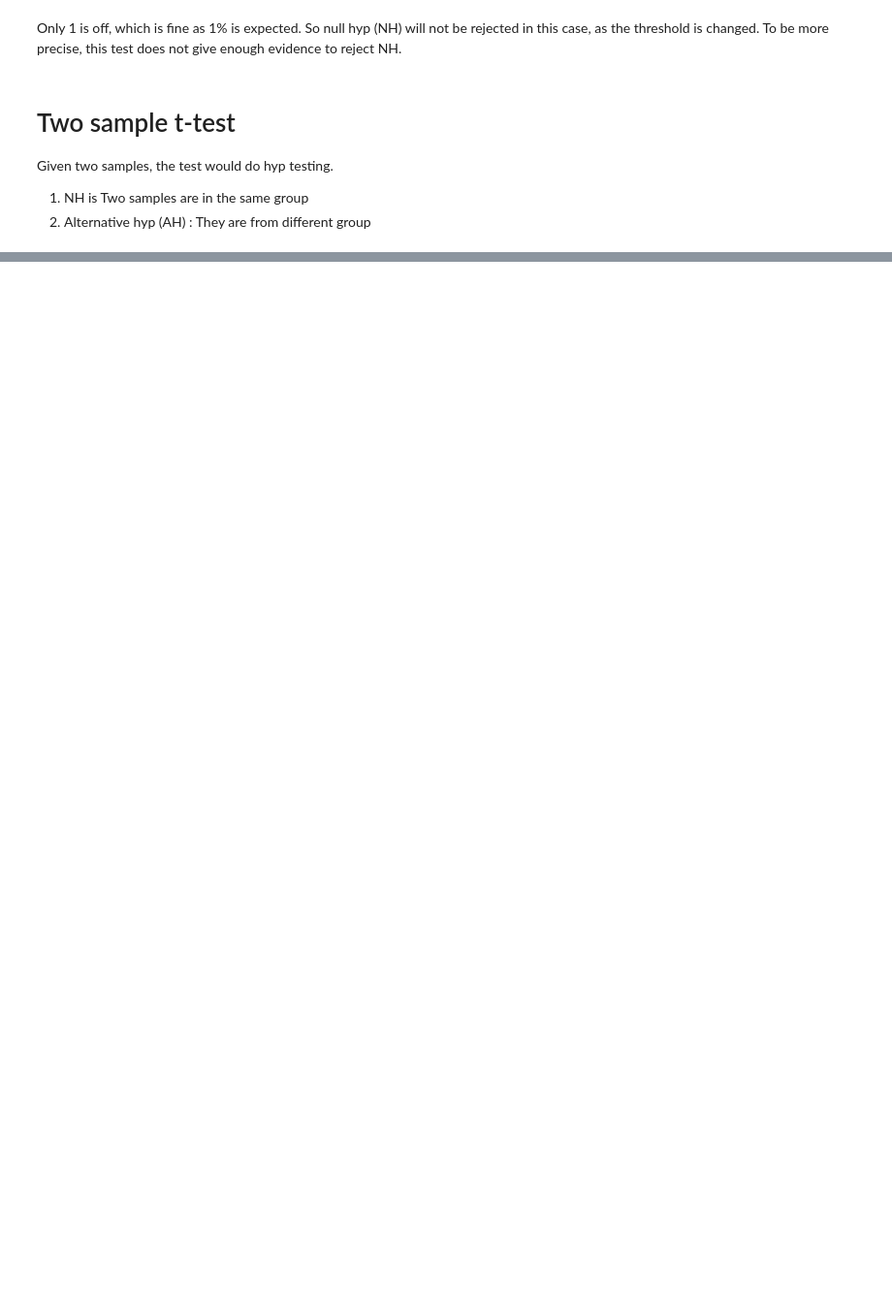
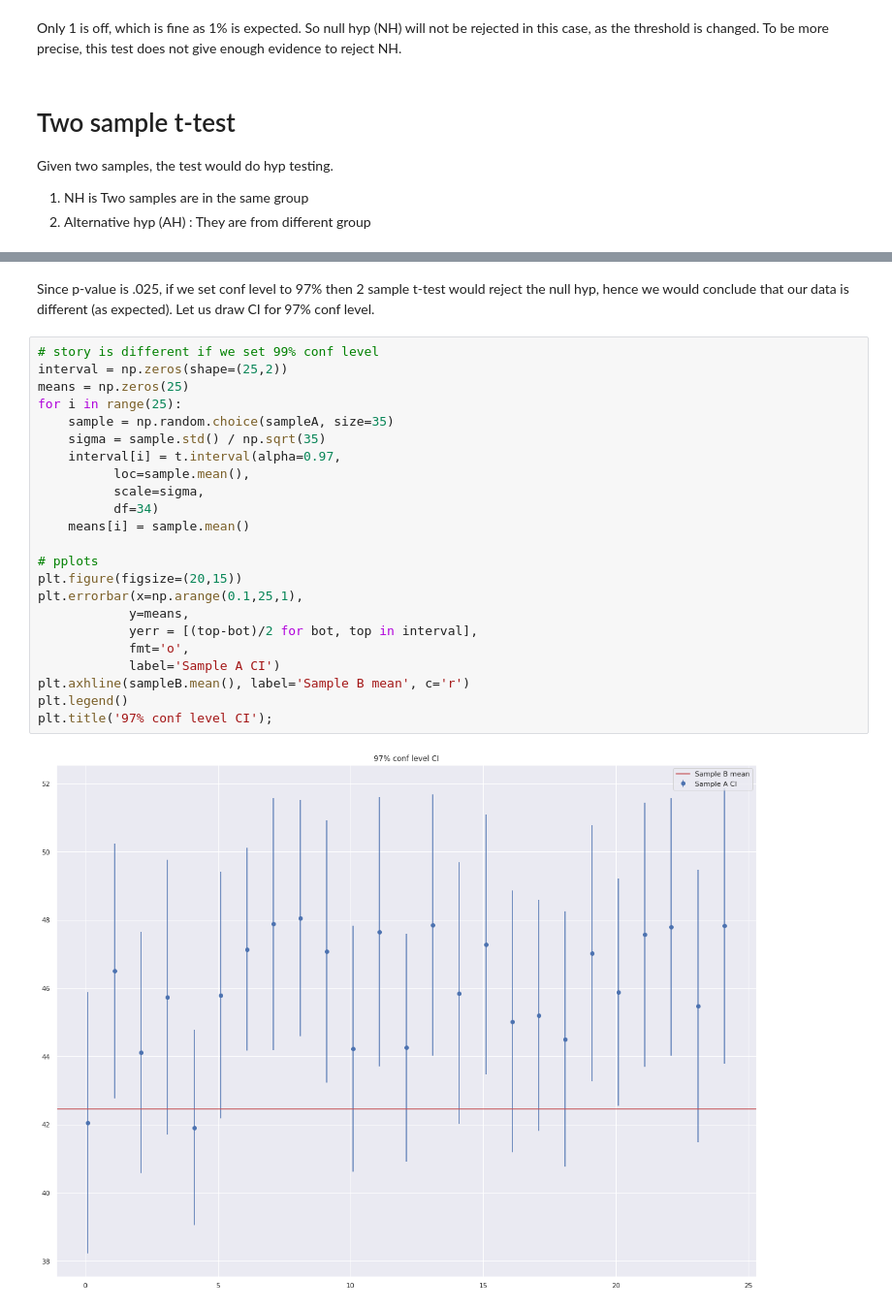
Before and after one commit to bhavinmoriya/Miscellaneous, a Jupyter notebook: hypothesis-testing.ipynb, the cells around one changed output, grey strips where cells are left out. Shown at 97% size. Saved outputs shown, nothing was run; the diff lists cells and outputs as text; blank space fills up the shorter version.

```diff
--- a/hypothesis-testing.ipynb
+++ b/hypothesis-testing.ipynb
@@ -175,0 +190,27 @@ Sample mean is : 35.89
+# %% [markdown]
+Since p-value is .025, if we set conf level to 97% then 2 sample t-test would reject the null hyp, hence we would conclude that our data is different (as expected). Let us draw CI for 97% conf level.
+# %%
+# story is different if we set 99% conf level
+interval = np.zeros(shape=(25,2))
+means = np.zeros(25)
+for i in range(25):
+    sample = np.random.choice(sampleA, size=35)
+    sigma = sample.std() / np.sqrt(35)
+    interval[i] = t.interval(alpha=0.97,
+          loc=sample.mean(),
+          scale=sigma,
+          df=34)
+    means[i] = sample.mean()
+
+# pplots
+plt.figure(figsize=(20,15))
+plt.errorbar(x=np.arange(0.1,25,1),
+            y=means,
+            yerr = [(top-bot)/2 for bot, top in interval],
+            fmt='o',
+            label='Sample A CI')
+plt.axhline(sampleB.mean(), label='Sample B mean', c='r')
+plt.legend()
+plt.title('97% conf level CI');
+# %% [output]
+[figure, added]
```
Also changed, not shown: parts of 12 cells of this notebook.
